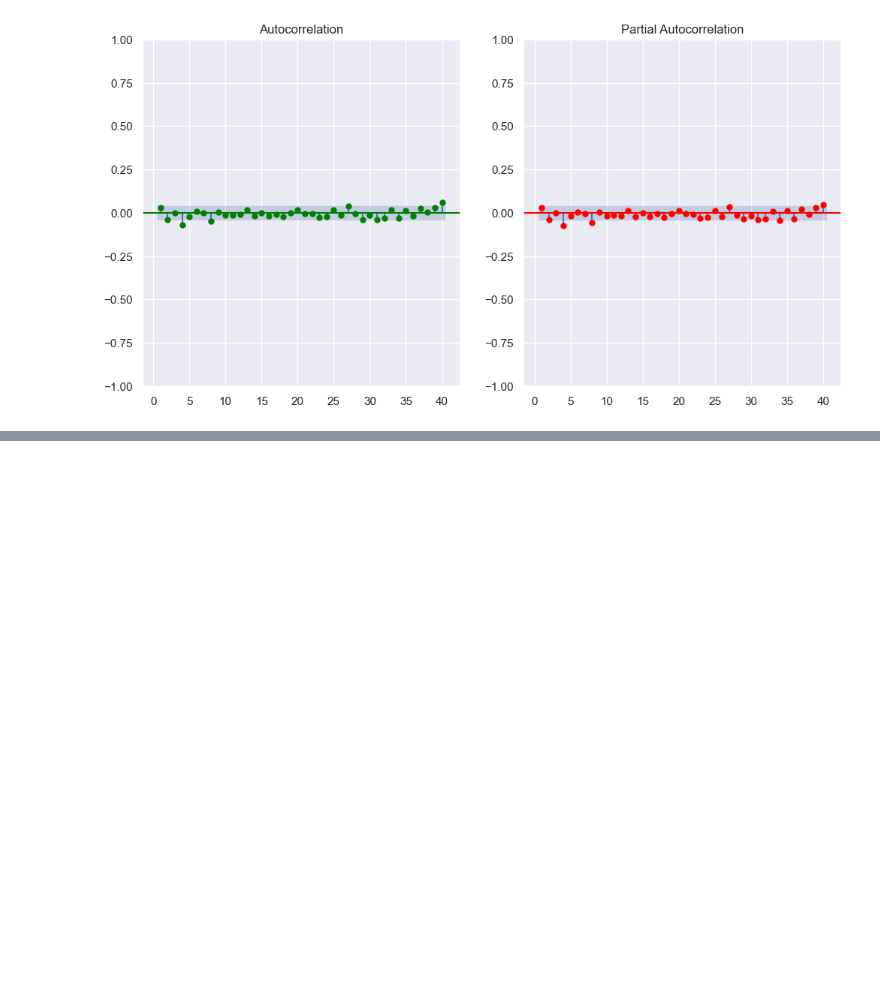
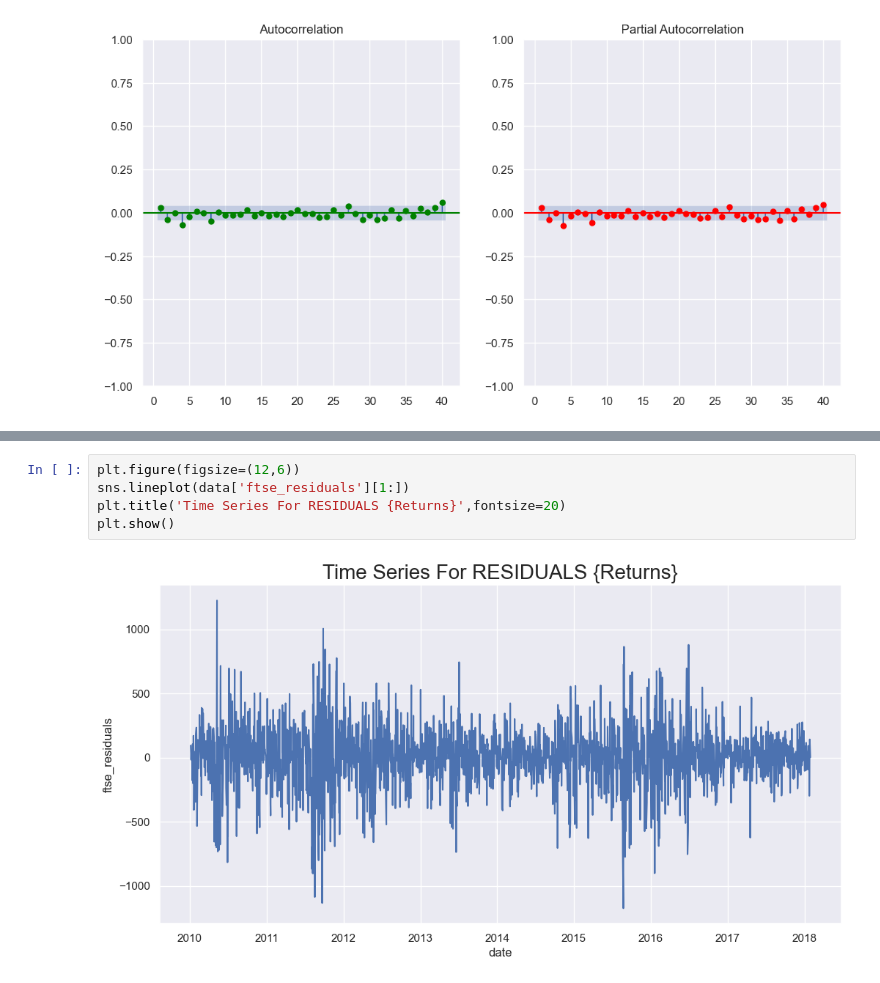
Before and after one commit to ethanhopkins101/Time_Series_Analysis, a Jupyter notebook: ar_model/ar_model.ipynb, the cells around one changed output, grey strips where cells are left out. Saved outputs shown, nothing was run; the diff lists cells and outputs as text; blank space fills up the shorter version.

```diff
--- a/ar_model/ar_model.ipynb
+++ b/ar_model/ar_model.ipynb
@@ -235,0 +309,7 @@ plt.show()
+# %%
+plt.figure(figsize=(12,6))
+sns.lineplot(data['ftse_residuals'][1:])
+plt.title('Time Series For RESIDUALS {Returns}',fontsize=20)
+plt.show()
+# %% [output]
+[figure, added]
```
Also changed, not shown: parts of 11 cells of this notebook.
